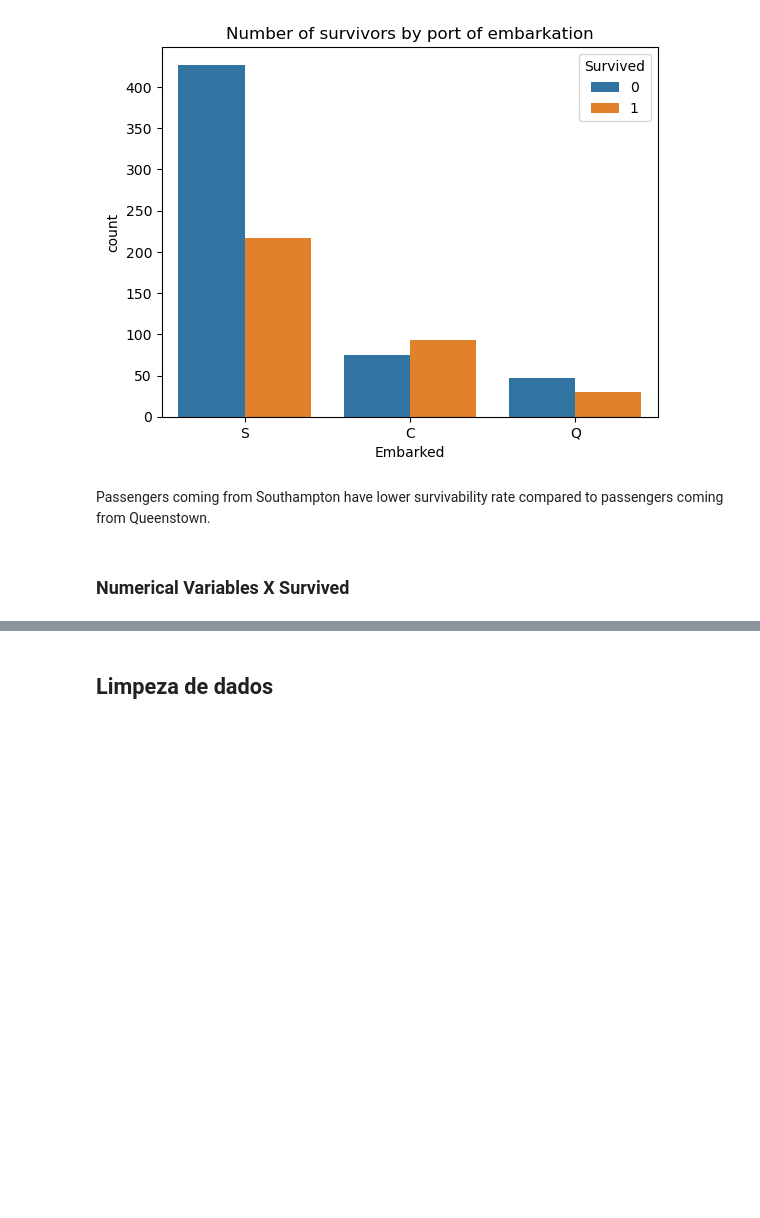
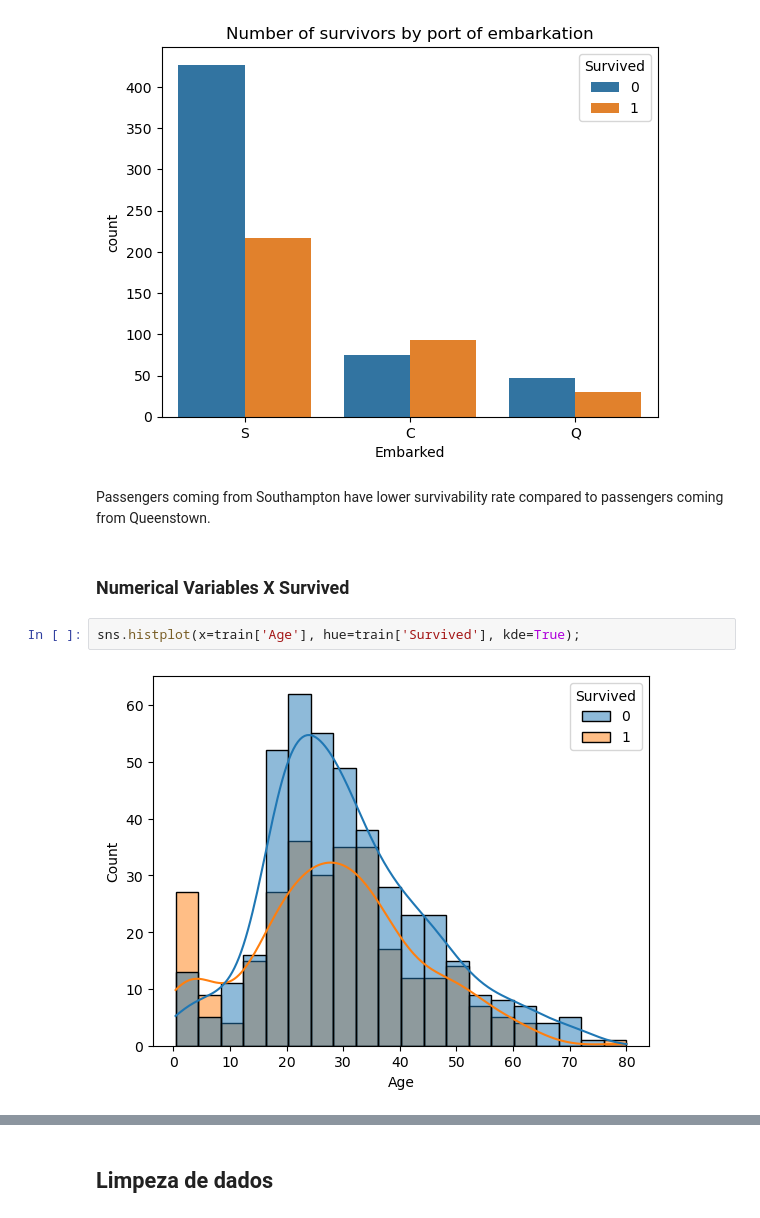
Before and after one commit to YohanFr18/titanic-naive-bayes, a Jupyter notebook: notebooks/naive_bayes.ipynb, the cells around one changed output, grey strips where cells are left out. Drawn from its saved outputs; the diff is of its cells as text; blank space fills up the shorter version.

Commit message:
Graph view - Numerical 1

```diff
--- a/notebooks/naive_bayes.ipynb
+++ b/notebooks/naive_bayes.ipynb
@@ -99,3 +99,7 @@ plt.show()
 Passengers coming from Southampton have lower survivability rate compared to passengers coming from Queenstown.
 # %% [markdown]
 ### Numerical Variables X Survived
+# %%
+sns.histplot(x=train['Age'], hue=train['Survived'], kde=True);
+# %% [output]
+[figure, added]
```
Also changed, not shown: parts of 3 cells of this notebook.
